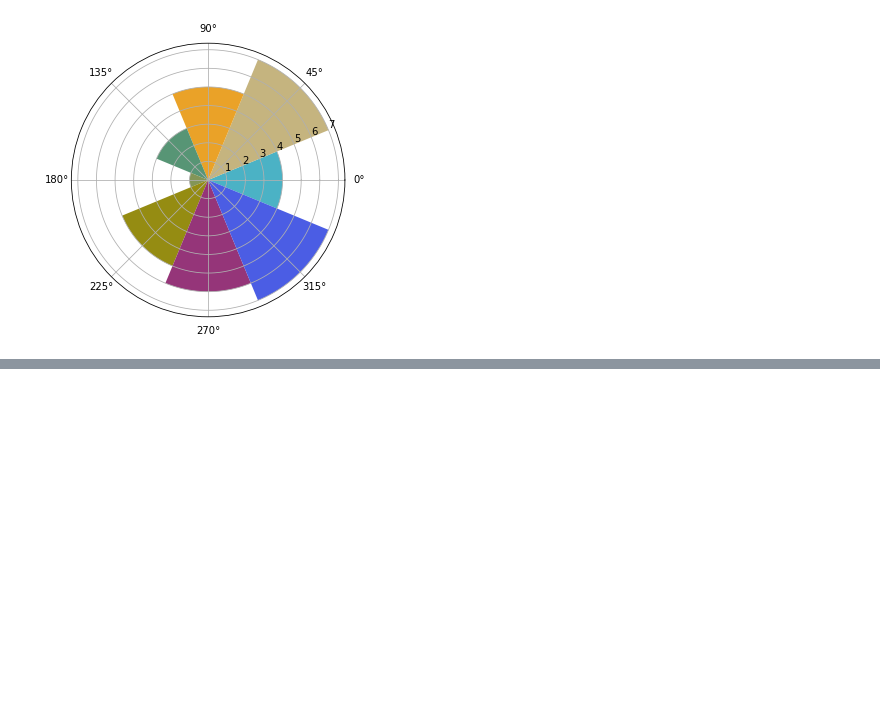
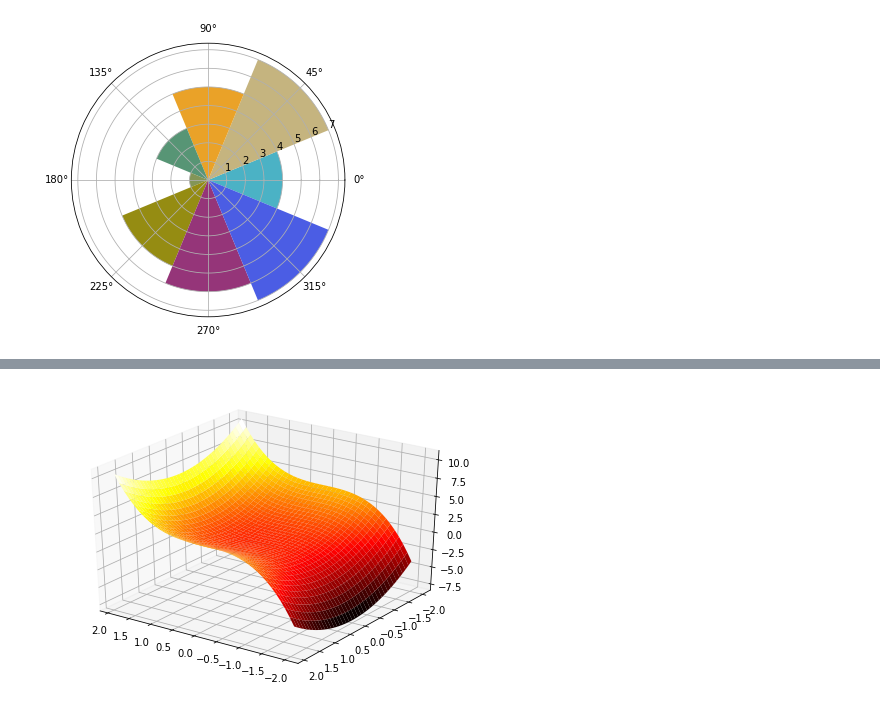
Before and after one commit to OliverRevilla/RW_Pandas, a Jupyter notebook: Data_Visualization_with_matplotlib.ipynb, the cells around one changed output, grey strips where cells are left out. Saved outputs shown, nothing was run; the diff lists cells and outputs as text; code cells hidden in the pictures; blank space fills up the shorter version.

```diff
--- a/Data_Visualization_with_matplotlib.ipynb
+++ b/Data_Visualization_with_matplotlib.ipynb
@@ -828,0 +863,16 @@ bars = plt.bar(theta, radii,width = (2*np.pi/N), bottom = 0.0, color= colors)
+# %%
+from mpl_toolkits.mplot3d import Axes3D
+import matplotlib.pyplot as plt
+fig = plt.figure()
+ax = Axes3D(fig)
+X = np.arange(-2,2,0.1)
+Y = np.arange(-2,2,0.1)
+X,Y = np.meshgrid(X,Y) #lista de coordenadas
+
+def f(x,y):
+    return (x**3 + y**2)
+
+ax.plot_surface(X,Y,f(X,Y), rstride = 1,cstride = 1, cmap=plt.cm.hot)
+ax.view_init(elev=30,azim=125) #allows us to see from anywhere
+# %% [output]
+[figure, added]
```
Also changed, not shown: parts of 9 cells of this notebook.
